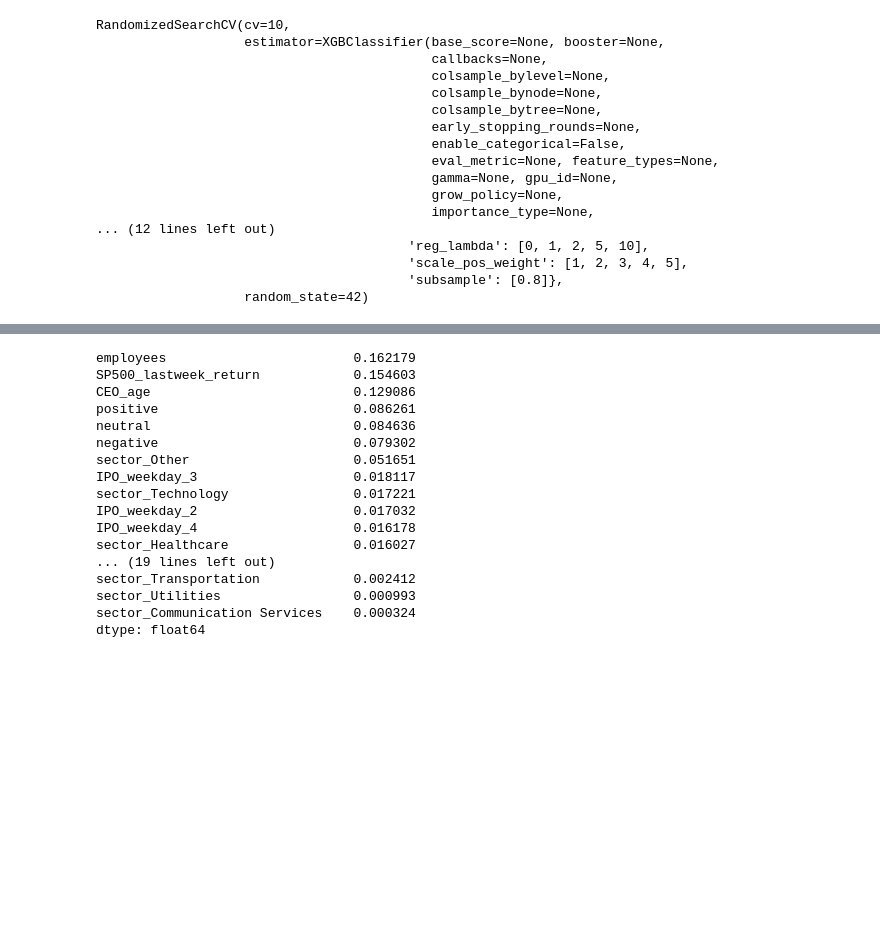
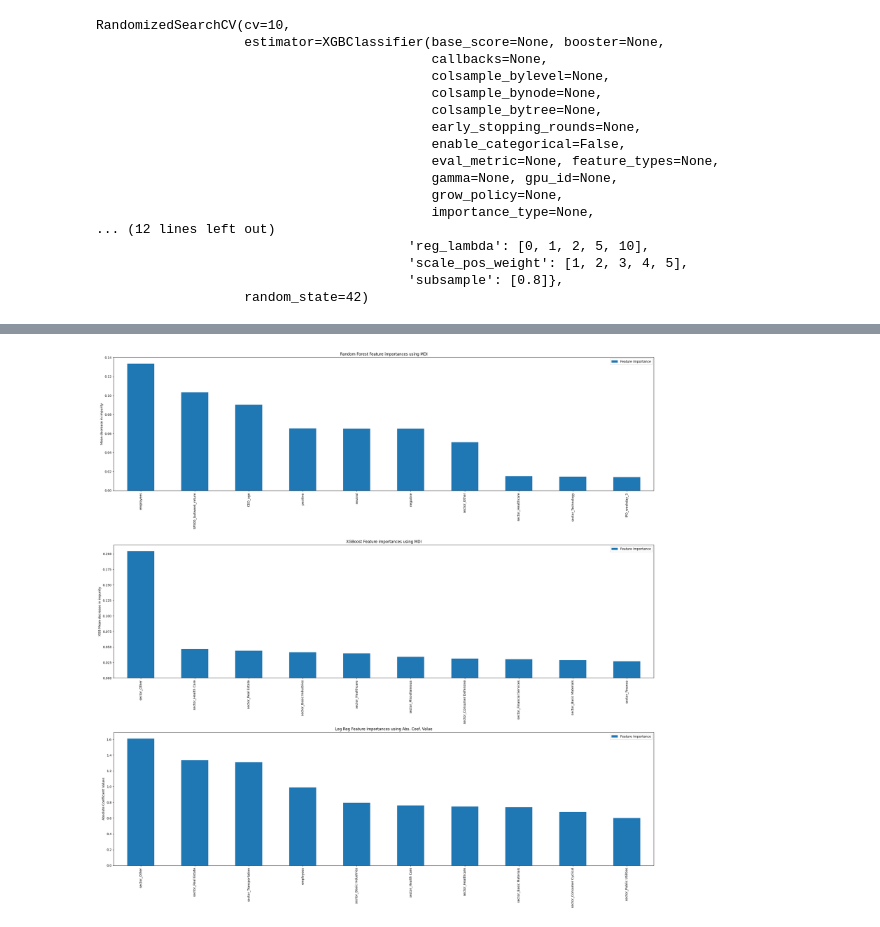
Before and after one commit to michael-fuest/DSiF-IPOs, a Jupyter notebook: MachineLearningInteractive.ipynb, the cells around one changed output, grey strips where cells are left out. Drawn from its saved outputs; the diff is of its cells as text; code cells hidden in the pictures; blank space fills up the shorter version.

```diff
--- a/MachineLearningInteractive.ipynb
+++ b/MachineLearningInteractive.ipynb
@@ -337,20 +308,0 @@ dtype: float32
-# %%
-rf_d_importance.sort_values(ascending=False)
-# %% [output]
-employees                        0.162179
-SP500_lastweek_return            0.154603
-CEO_age                          0.129086
-positive                         0.086261
-neutral                          0.084636
-negative                         0.079302
-sector_Other                     0.051651
-IPO_weekday_3                    0.018117
-sector_Technology                0.017221
-IPO_weekday_2                    0.017032
-IPO_weekday_4                    0.016178
-sector_Healthcare                0.016027
-... (19 lines left out)
-sector_Transportation            0.002412
-sector_Utilities                 0.000993
-sector_Communication Services    0.000324
-dtype: float64
@@ -362,2 +309,49 @@ log_m_importance = pd.Series(abs(logreg_m.coef_[0]), index = X_m.columns)
+# %%
+#Getting average feature importances
+xgb_importances = pd.DataFrame(xgb_d_importance).join(pd.DataFrame(xgb_w_importance), rsuffix = '_w').join(pd.DataFrame(xgb_m_importance), rsuffix = '_m')
+
+#Dropping trading volumes since they are not included in all models
+xgb_importances.drop('firstday_volume', inplace = True)
+xgb_importances.drop('inweek_volume', inplace = True)
+
+xgb_importances['Feature Importance'] = xgb_importances.apply(lambda x: x.mean(), axis = 1)
+xgb_importances = xgb_importances[['Feature Importance']]
+xgb_importances = xgb_importances.sort_values(by = 'Feature Importance', ascending=False)
+
+#Getting average feature importances
+rf_importances = pd.DataFrame(rf_d_importance).join(pd.DataFrame(rf_w_importance), rsuffix = '_w').join(pd.DataFrame(rf_m_importance), rsuffix = '_m')
+
+#Dropping trading volumes since they are not included in all models
+rf_importances.drop('firstday_volume', inplace = True)
+rf_importances.drop('inweek_volume', inplace = True)
+
+rf_importances['Feature Importance'] = rf_importances.apply(lambda x: x.mean(), axis = 1)
+rf_importances = rf_importances[['Feature Importance']]
+rf_importances = rf_importances.sort_values(by = 'Feature Importance', ascending=False)
+
+#Getting average feature importances
+log_importances = pd.DataFrame(log_d_importance).join(pd.DataFrame(log_w_importance), rsuffix = '_w').join(pd.DataFrame(log_m_importance), rsuffix = '_m')
+
+#Dropping trading volumes since they are not included in all models
+log_importances.drop('firstday_volume', inplace = True)
+log_importances.drop('inweek_volume', inplace = True)
+
+log_importances['Feature Importance'] = log_importances.apply(lambda x: x.mean(), axis = 1)
+log_importances = log_importances[['Feature Importance']]
+log_importances = log_importances.sort_values(by = 'Feature Importance', ascending=False)
+# %%
+fig, (ax1, ax2, ax3) = plt.subplots(3, 1, figsize = (25,25))
+rf_importances[:10].plot.bar(ax = ax1)
+xgb_importances[:10].plot.bar(ax = ax2)
+log_importances[:10].plot.bar(ax = ax3)
+ax1.set_title("Random Forest Feature importances using MDI")
+ax1.set_ylabel("Mean decrease in impurity")
+ax2.set_title("XGBoost Feature importances using MDI")
+ax2.set_ylabel("XGB Mean decrease in impurity")
+ax3.set_title("Log Reg Feature importances using Abs. Coef. Value")
+ax3.set_ylabel("Absolute Coefficient Values")
+fig.tight_layout()
+# %% [output]
+[figure, added]
 # %%
 #Result aggregation
```
Also changed, not shown: parts of 15 cells of this notebook, 4 other files.
